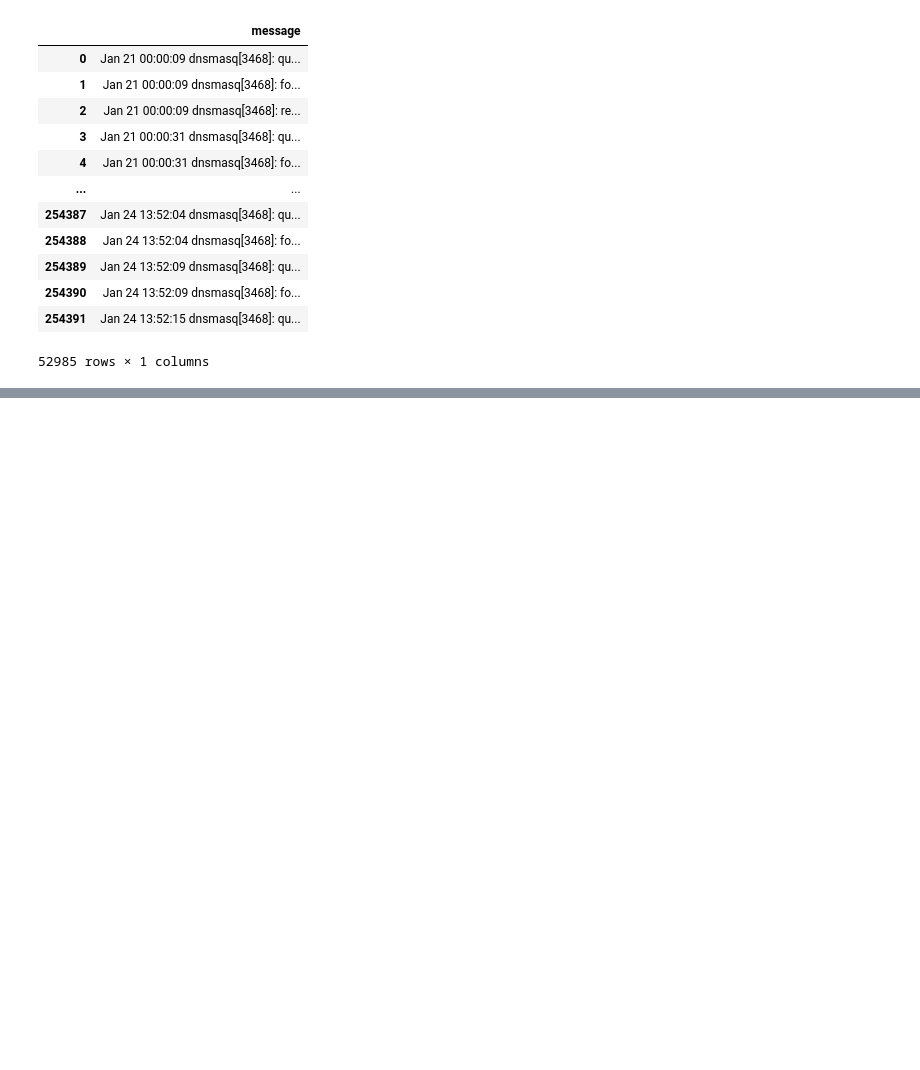
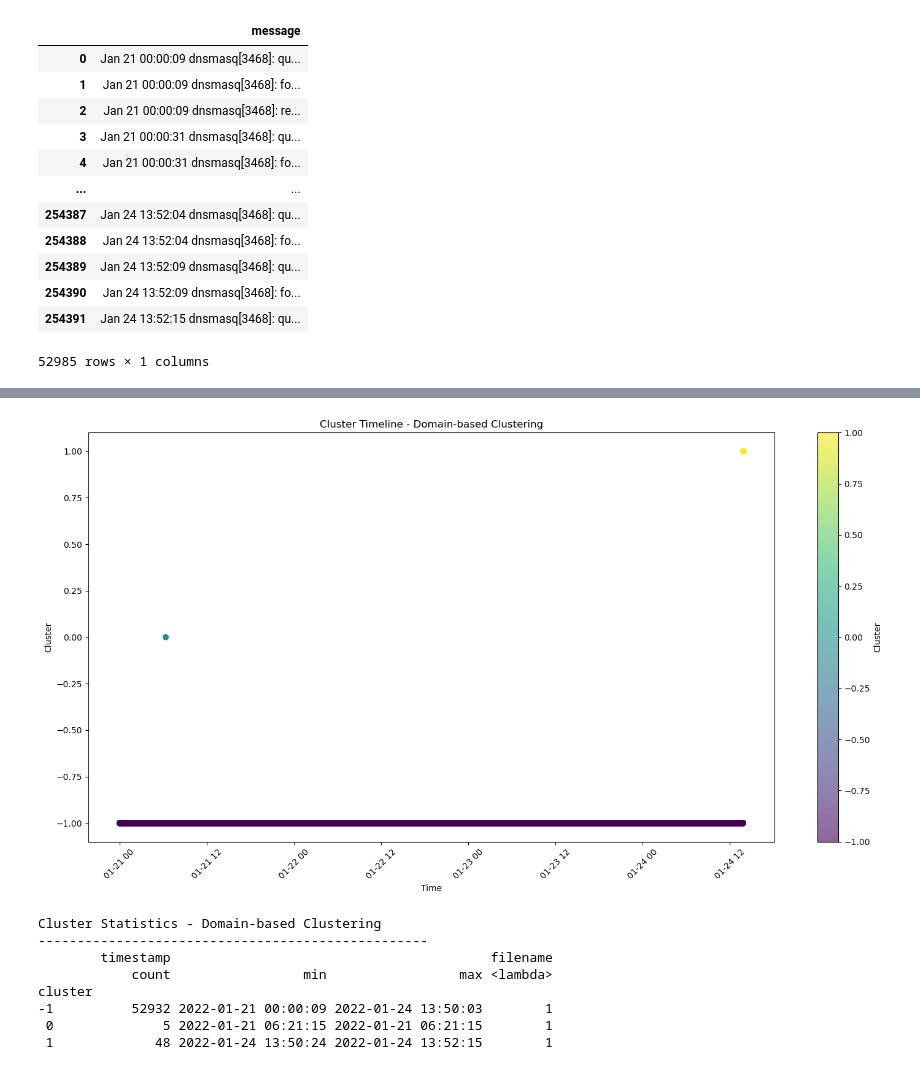
Before and after one commit to SlimTimster/IDSAlertCorrelaction_CySec_MasterThesis, a Jupyter notebook: AlertCorrelationUsingCountVectorizer/dnsmasq_domainRelatedTestingUnseenData.ipynb, the cells around one changed output, grey strips where cells are left out. Cells and saved outputs as stored; diff of their text form; code cells hidden in the pictures; blank space fills up the shorter version.

Commit message:
Add event creation and event clustering (WIP)

```diff
--- a/AlertCorrelationUsingCountVectorizer/dnsmasq_domainRelatedTestingUnseenData.ipynb
+++ b/AlertCorrelationUsingCountVectorizer/dnsmasq_domainRelatedTestingUnseenData.ipynb
@@ -685,0 +534,7 @@ df_attack_related
+# %%
+from data_helper import parse_log
+
+#Call parse_log function on df['raw'] to parse the log lines
+df_attack_related = parse_log(df_raw["message"])
+
+df_attack_related
@@ -685,0 +675,21 @@ df_attack_related
+# %%
+# Function to process the DataFrame
+def preprocess_data(attack_events):
+    # Convert list of dictionaries to DataFrame
+    df = pd.DataFrame(attack_events)
+
+    # Convert timestamp to datetime if not already
+    df['timestamp'] = pd.to_datetime(df['timestamp'])
+
+    # Extract filename from domain (last part after the last dot)
+    df['filename'] = df['domain'].apply(lambda x: x.split('.')[-2] if isinstance(x, str) else None)
+
+    return df
+
+
+# Verify the conversion worked
+#df_processed = preprocess_data(attack_events)
+#print("DataFrame shape:", df_processed.shape)
+#print("\nColumns:", df_processed.columns.tolist())
+#print("\nFirst few rows:")
+#print(df_processed.head())
@@ -685,0 +714,13 @@ df_attack_related
+# %%
+# Clustering of attack events
+from data_helper import cluster_by_domain_similarity, cluster_with_time, analyze_clusters
+
+# Preprocess data
+df_processed = preprocess_data(attack_events)
+
+# Perform domain-based clustering
+print("Performing domain-based clustering...")
+domain_clusters = cluster_by_domain_similarity(df_processed)
+
+print("\nAnalyzing domain-based clusters...")
+df_domain_clusters = analyze_clusters(df_processed, domain_clusters, "Domain-based Clustering")
@@ -685,0 +755,12 @@ df_attack_related
+# %%
+df_domain_clusters = analyze_clusters(df_processed, domain_clusters, "Domain-based Clustering")
+# %% [output]
+[figure, added]
+Cluster Statistics - Domain-based Clustering
+--------------------------------------------------
+        timestamp                                         filename
+            count                 min                 max <lambda>
+cluster
+-1          52932 2022-01-21 00:00:09 2022-01-24 13:50:03        1
+ 0              5 2022-01-21 06:21:15 2022-01-21 06:21:15        1
+ 1             48 2022-01-24 13:50:24 2022-01-24 13:52:15        1
```
Also changed, not shown: parts of 16 cells of this notebook, 1 other file.
